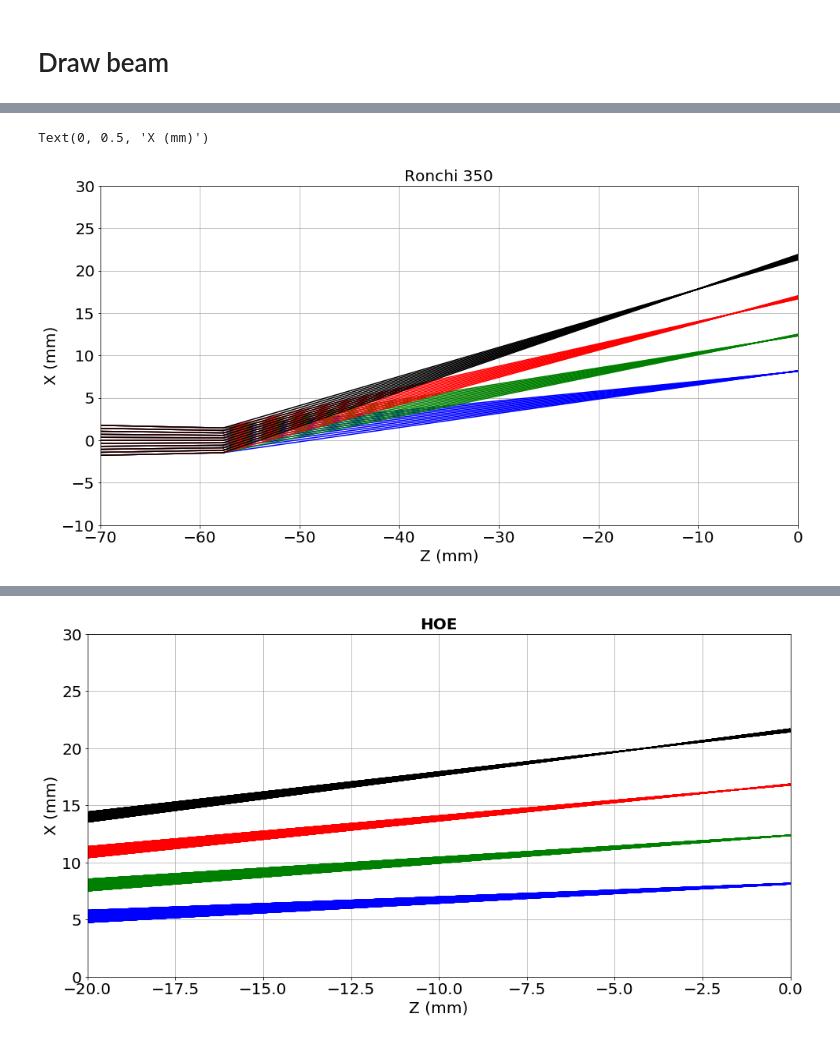
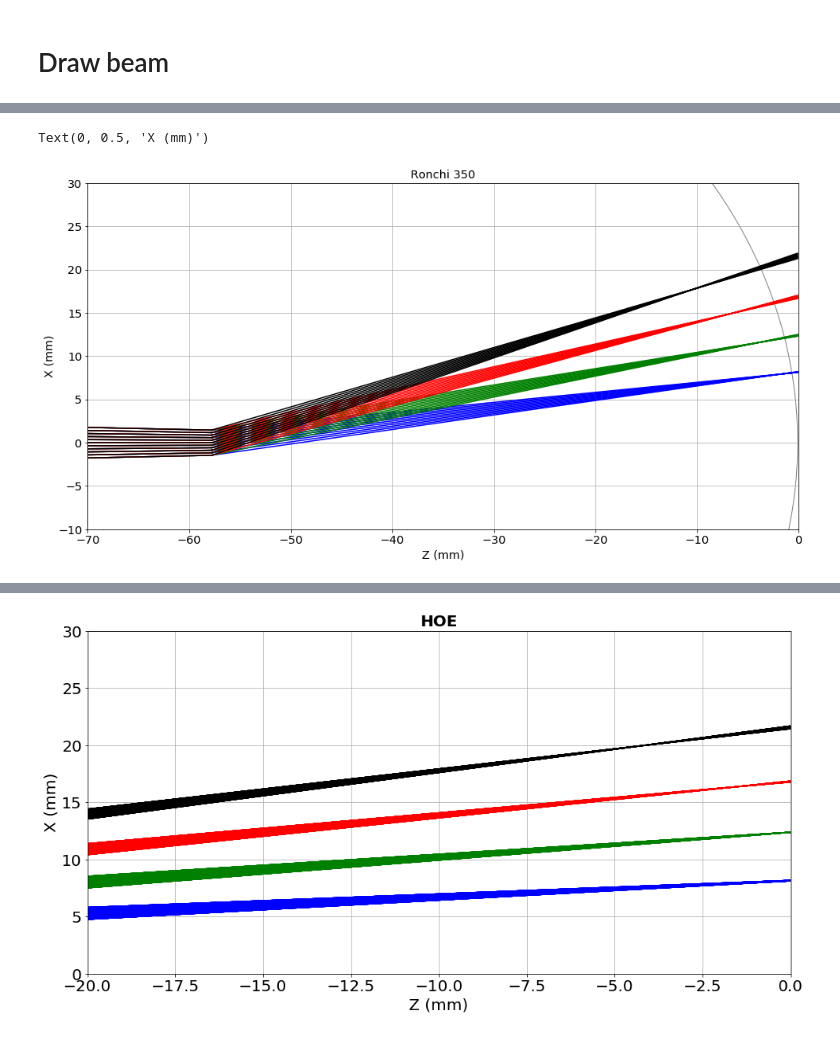
Before and after one commit to sylvielsstfr/OpticSimWthB4, a Jupyter notebook: DrawBeams/notebooks_draw/DrawBeams_swap.ipynb, the cells around one changed output, grey strips where cells are left out. Cells and saved outputs as stored; diff of their text form; code cells hidden in the pictures.

```diff
--- a/DrawBeams/notebooks_draw/DrawBeams_swap.ipynb
+++ b/DrawBeams/notebooks_draw/DrawBeams_swap.ipynb
@@ -236,0 +286,2 @@ plt.ylabel("X (mm)")
+# %%
+central_ray=df_R350.loc[(df_R350["U0"]==0) & (df_R350["X0"]==0) & (df_R350["Y0"]==0)]
@@ -237,22 +297,34 @@ plt.ylabel("X (mm)")
+# %%
+R0C_R350=central_ray.mean()["Z3"]-central_ray.mean()["Z2"]
+X0C_R350=central_ray.mean()["Z1"]-central_ray.mean()["Z3"]
+Y0C_R350=0
 # %%
-plt.figure(figsize=(16,8))
+#fig=plt.figure(figsize=(16,8))
+fig,ax = plt.subplots(figsize=(16,8))
+
 for index, row in df_R350.iterrows():
     wl=row["wave"]
     col=ColorDict[wl]
-    X0=row["X0"];Y0=row["Y0"];Z0=row["Z0"]-115.38
-    X1=row["X1"];Y1=row["Y1"];Z1=row["Z1"]-115.38
-    X2=row["X2"];Y2=row["Y2"];Z2=row["Z2"]-115.38
-    X3=row["X3"];Y3=row["Y3"];Z3=row["Z3"]-115.38
+    X0=row["X0"];Y0=row["Y0"];Z0=row["Z0"]-115.5
+    X1=row["X1"];Y1=row["Y1"];Z1=row["Z1"]-115.5
+    X2=row["X2"];Y2=row["Y2"];Z2=row["Z2"]-115.5
+    X3=row["X3"];Y3=row["Y3"];Z3=row["Z3"]-115.5
     if Y0==0:
-        plt.plot([Z0,Z1],[X0,X1],"-",color=col)
-        plt.plot([Z1,Z2],[X1,X2],"-",color=col)
-        plt.plot([Z2,Z3],[X2,X3],"-",color=col)
-plt.grid()
-plt.xlim(-70,0)
-plt.ylim(-10,30)
-plt.title("Ronchi 350")
-plt.xlabel("Z (mm)")
-plt.ylabel("X (mm)")
+        ax.plot([Z0,Z1],[X0,X1],"-",color=col)
+        ax.plot([Z1,Z2],[X1,X2],"-",color=col)
+        ax.plot([Z2,Z3],[X2,X3],"-",color=col)
+
+ellipse = mpl.patches.Ellipse(xy=(X0C_R350, Y0C_R350), width=2*R0C_R350, height=2*R0C_R350,angle=1,color="grey",fill=False)
+
+fig.gca().add_artist(ellipse)
+
+
+ax.grid()
+ax.set_xlim(-70,0)
+ax.set_ylim(-10,30)
+ax.set_title("Ronchi 350")
+ax.set_xlabel("Z (mm)")
+ax.set_ylabel("X (mm)")
 # %% [output]
 Text(0, 0.5, 'X (mm)')
-[figure, old version]
+[figure, new version]
```
Also changed, not shown: parts of 18 cells of this notebook.
